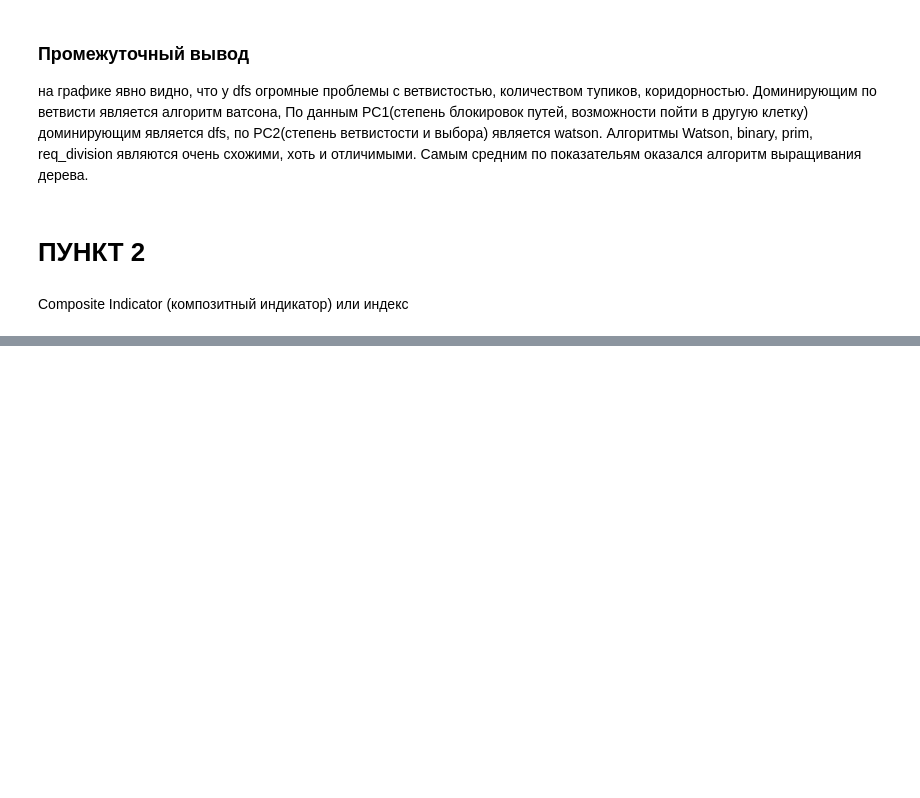
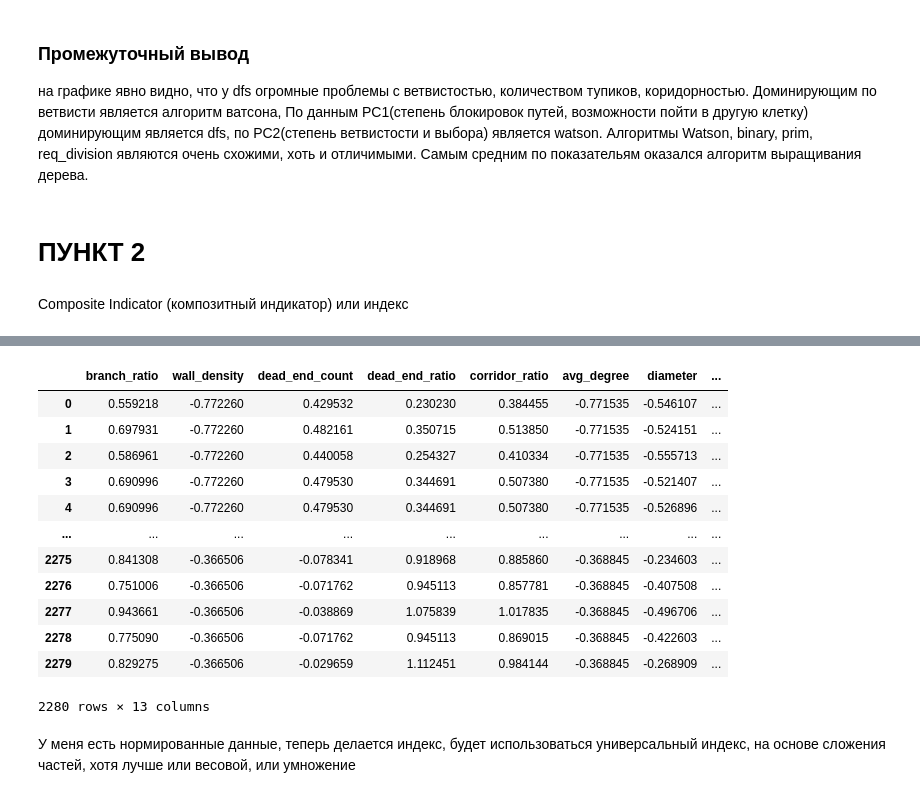
Before and after one commit to MIvi-test/labirit, a Jupyter notebook: analisys/statiscic.ipynb, the cells around one changed output, grey strips where cells are left out. Cells and saved outputs as stored; diff of their text form; code cells hidden in the pictures; blank space fills up the shorter version.

```diff
--- a/analisys/statiscic.ipynb
+++ b/analisys/statiscic.ipynb
@@ -23,7 +23,8 @@ def load_json_file(path: Path) -> list[dict]:
     text = path.read_text(encoding="utf-8")
     payload = json.loads(text)
     if not isinstance(payload, list):
-        raise ValueError(f"Expected a JSON array in {path}, got {type(payload).__name__}")
+        raise ValueError(
+            f"Expected a JSON array in {path}, got {type(payload).__name__}")
 
     records: list[dict] = []
     benchmark = path.stem
@@ -35,7 +36,8 @@ def load_json_file(path: Path) -> list[dict]:
         row["benchmark"] = benchmark
         if "columns" in row and "rows" in row:
             row["cells"] = int(row.get("columns", 0)) * int(row.get("rows", 0))
-            row["aspect_ratio"] = row["columns"] / row["rows"] if row["rows"] else np.nan
+            row["aspect_ratio"] = row["columns"] / \
+                row["rows"] if row["rows"] else np.nan
         records.append(row)
     return records
 
@@ -72,8 +74,8 @@ df
 | 2279 | 72 | 40 | 1010 | 13371 | True | 0.259375 | 3699359 | ... |
 2280 rows × 24 columns
 # %%
-new_df = df.drop(['columns','rows','seed','all_pairs_connected','source_file','cycle_count',\
-                  'memory_peak_bytes','benchmark','microseconds','longest_path'], axis=1).dropna()
+new_df = df.drop(['columns', 'rows', 'seed', 'all_pairs_connected', 'source_file', 'cycle_count',
+                  'memory_peak_bytes', 'benchmark', 'microseconds', 'longest_path'], axis=1).dropna()
 new_df
 # %% [output]
 |  | branch_ratio | steps_count | wall_density | dead_end_count | dead_end_ratio | corridor_ratio | avg_degree | ... |
@@ -167,0 +192,40 @@ Composite Indicator (композитный индикатор) или инде
+# %%
+factor_metric_for_dificult = {
+    'branch_ratio': 1,
+    'steps_count': 0,
+    'wall_density': 1,
+    'dead_end_count': 1,
+    'dead_end_ratio': 1,
+    'corridor_ratio': -1,
+    'avg_degree': -1,
+    'diameter': 1,
+    'symmetry_score': -1,
+    'fractal_dimension': 1,
+    'aspl': 1,
+    'entropy': 1,
+    'cells': 1,
+    'aspect_ratio': -1
+}
+# прямо ли коррелирует фактор с трудностью или обратно пропорционально.
+# %%
+df_zscore = new_df.apply(
+    lambda x: (x-x.mean()) / x.std())
+df_zscore = df_zscore.mul(pd.Series(factor_metric_for_dificult))
+df_zscore.drop('steps_count', inplace=True, axis=1)
+df_zscore
+# %% [output]
+|  | branch_ratio | wall_density | dead_end_count | dead_end_ratio | corridor_ratio | avg_degree | diameter | ... |
+| 0 | 0.559218 | -0.772260 | 0.429532 | 0.230230 | 0.384455 | -0.771535 | -0.546107 | ... |
+| 1 | 0.697931 | -0.772260 | 0.482161 | 0.350715 | 0.513850 | -0.771535 | -0.524151 | ... |
+| 2 | 0.586961 | -0.772260 | 0.440058 | 0.254327 | 0.410334 | -0.771535 | -0.555713 | ... |
+| 3 | 0.690996 | -0.772260 | 0.479530 | 0.344691 | 0.507380 | -0.771535 | -0.521407 | ... |
+| 4 | 0.690996 | -0.772260 | 0.479530 | 0.344691 | 0.507380 | -0.771535 | -0.526896 | ... |
+| ... | ... | ... | ... | ... | ... | ... | ... | ... |
+| 2275 | 0.841308 | -0.366506 | -0.078341 | 0.918968 | 0.885860 | -0.368845 | -0.234603 | ... |
+| 2276 | 0.751006 | -0.366506 | -0.071762 | 0.945113 | 0.857781 | -0.368845 | -0.407508 | ... |
+| 2277 | 0.943661 | -0.366506 | -0.038869 | 1.075839 | 1.017835 | -0.368845 | -0.496706 | ... |
+| 2278 | 0.775090 | -0.366506 | -0.071762 | 0.945113 | 0.869015 | -0.368845 | -0.422603 | ... |
+| 2279 | 0.829275 | -0.366506 | -0.029659 | 1.112451 | 0.984144 | -0.368845 | -0.268909 | ... |
+2280 rows × 13 columns
+# %% [markdown]
+У меня есть нормированные данные, теперь делается индекс, будет использоваться универсальный индекс, на основе сложения частей, хотя лучше или весовой, или умножение
```
Also changed, not shown: parts of 9 cells of this notebook, 1 other file.
